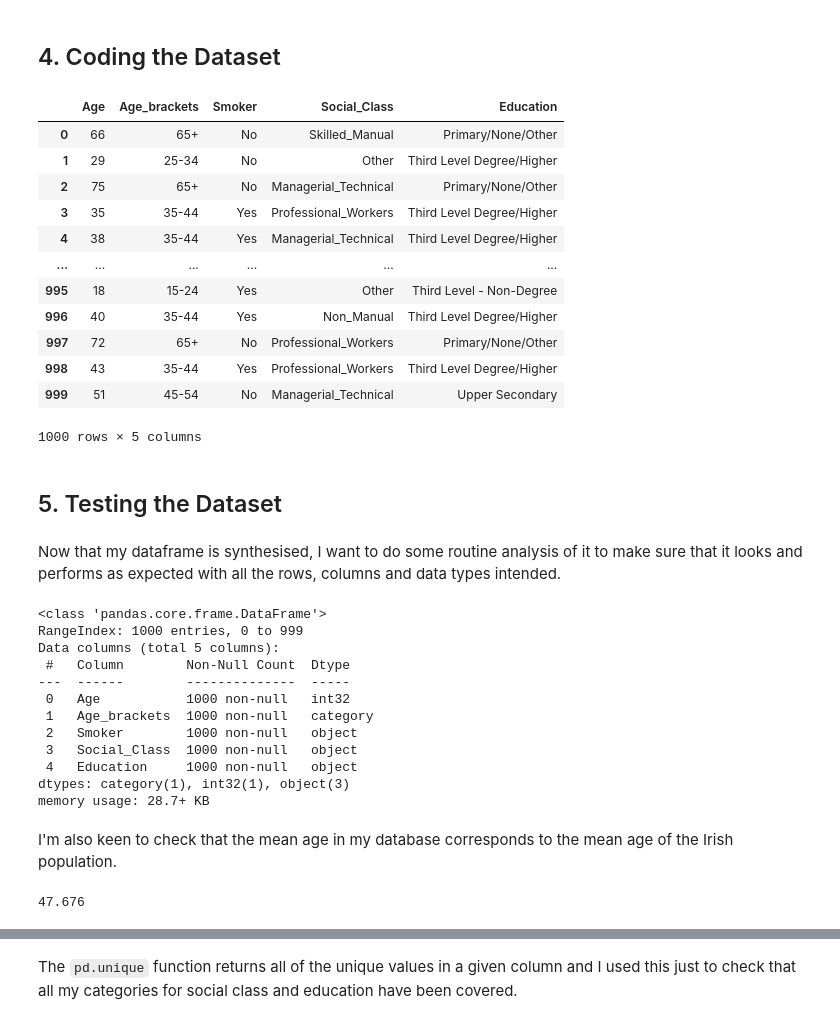
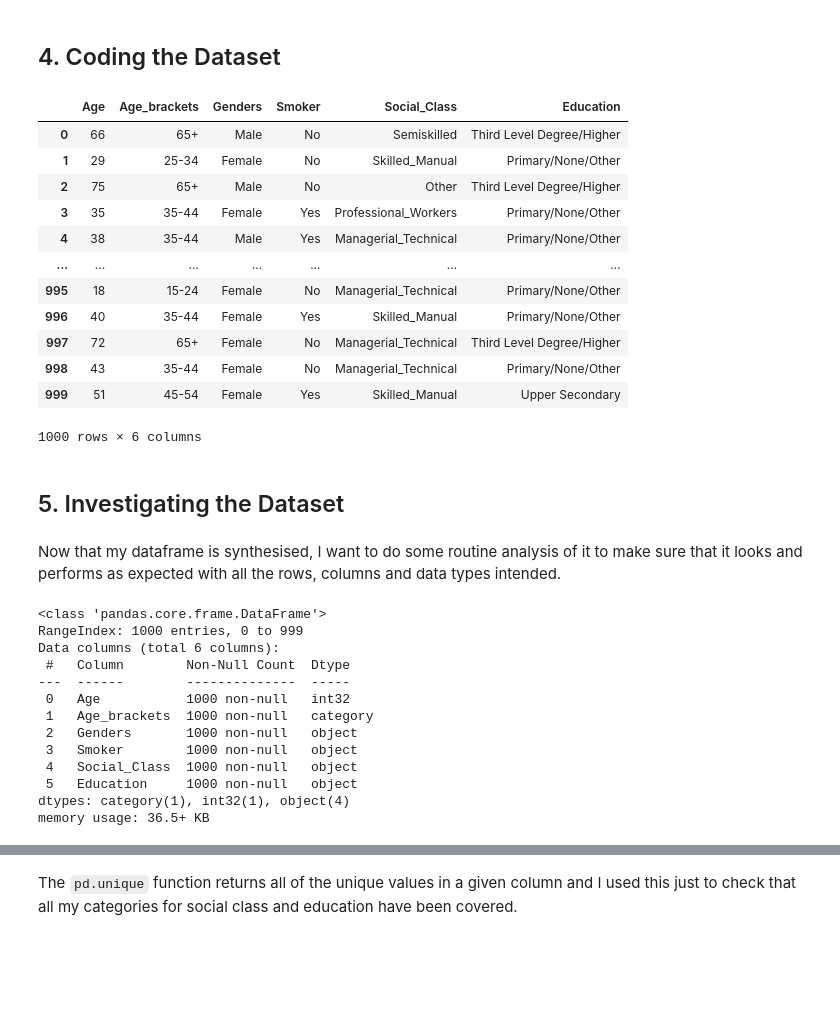
Before and after one commit to Scunnies/PfDA_Assignment, a Jupyter notebook: PfDA_Assignment.ipynb, the cells around one changed output, grey strips where cells are left out. Drawn from its saved outputs; the diff is of its cells as text; code cells hidden in the pictures; blank space fills up the shorter version.

Commit message:
Code edits and testing

```diff
--- a/PfDA_Assignment.ipynb
+++ b/PfDA_Assignment.ipynb
@@ -165,8 +149,8 @@ plt.show()
 # %% [markdown]
 ## 4. Coding the Dataset  <a class="anchor" id="dataset"></a>
 # %%
-# overall dataframe categories
-df = pd.DataFrame(columns=['Age', 'Age_brackets','Smoker', 'Social_Class', 'Education'])
+# overall dataframe categories pulling together all the code
+df = pd.DataFrame(columns=['Age', 'Age_brackets','Genders', 'Smoker', 'Social_Class', 'Education'])
 
 # set the seed, a nod to Douglas Adams and the ASCII code for the symbol *
 np.random.seed(42)
@@ -183,68 +167,62 @@ evaluation_bins = [15, 24, 34, 44, 54, 64, np.inf]
 # collect ages into the age_brackets
 df['Age_brackets'] = pd.cut(df['Age'], bins=evaluation_bins, labels=age_groups, include_lowest=True, right=False)
 
+Genders = ['Male', 'Female']
+df['Genders'] = np.random.choice(Genders, 1000, p=[0.497, 0.503])
+
 # dataframe for smokers
 smokers = ['Yes', 'No']  #Create the smoker/ non-smoker
 
-# function to assign smoker based on age probabilities
-def smoker(smoke):
-    if smoke == '15-24':
-        return np.random.choice(smokers, p=[0.15, 0.85])
-    if smoke == '25-34':
+# function to assign smoker based on gender probabilities
+def smoker_gender(smoke):
+    if smoke == 'Male':
         return np.random.choice(smokers, p=[0.20, 0.80])
-    if smoke == '35-44':
-        return np.random.choice(smokers, p=[0.21, 0.79])
-    if smoke == '45-54':
-        return np.random.choice(smokers, p=[0.24, 0.76])
-    if smoke == '55-64':
-        return np.random.choice(smokers, p=[0.19, 0.81])
-    if smoke == '65+':
-        return np.random.choice(smokers, p=[0.10, 0.90])
+    if smoke == 'Female':
+        return np.random.choice(smokers, p=[0.17, 0.83])
 
-
-df['Smoker'] = df['Age_brackets'].apply(smoker)
+df['Smoker'] = df['Genders'].apply(smoker_gender)
 
 # dataframe for social class
 classes = ['Professional_Workers', 'Managerial_Technical', 'Non_Manual', 'Skilled_Manual', 'Semiskilled', 'Unskilled', 'Other']
 df['Social_Class'] = np.random.choice(classes, size=1000, p=[0.081, 0.281, 0.176, 0.141, 0.105, 0.036, 0.180], replace=True)
 
 
 # dataframe for education
 education = ['Primary/None/Other', 'Lower Secondary', 'Upper Secondary', 'Third Level - Non-Degree', 'Third Level Degree/Higher']
 
 def levels(age):
     if age == '15-24':
         return np.random.choice(education, p=[0.52, 0.05, 0.19, 0.11, 0.13])
     if age == '25-34':
         return np.random.choice(education, p=[0.25, 0.06, 0.14, 0.19, 0.36])
     if age == '35-44':
         return np.random.choice(education, p=[0.18, 0.09, 0.15, 0.22, 0.36])
     if age == '45-54':
         return np.random.choice(education, p=[0.16, 0.18, 0.19, 0.21, 0.26])
     if age == '55-64':
         return np.random.choice(education, p=[0.24, 0.21, 0.2, 0.16, 0.19])
     if age == '65+':
         return np.random.choice(education, p=[0.46, 0.17, 0.14, 0.11, 0.12])
 
 df['Education'] = df['Age_brackets'].apply(levels)
 
 df
 # %% [output]
-|  | Age | Age_brackets | Smoker | Social_Class | Education |
-| 0 | 66 | 65+ | No | Skilled_Manual | Primary/None/Other |
-| 1 | 29 | 25-34 | No | Other | Third Level Degree/Higher |
-| 2 | 75 | 65+ | No | Managerial_Technical | Primary/None/Other |
-| 3 | 35 | 35-44 | Yes | Professional_Workers | Third Level Degree/Higher |
-| 4 | 38 | 35-44 | Yes | Managerial_Technical | Third Level Degree/Higher |
-| ... | ... | ... | ... | ... | ... |
-| 995 | 18 | 15-24 | Yes | Other | Third Level - Non-Degree |
-| 996 | 40 | 35-44 | Yes | Non_Manual | Third Level Degree/Higher |
-| 997 | 72 | 65+ | No | Professional_Workers | Primary/None/Other |
-| 998 | 43 | 35-44 | Yes | Professional_Workers | Third Level Degree/Higher |
-| 999 | 51 | 45-54 | No | Managerial_Technical | Upper Secondary |
+|  | Age | Age_brackets | Genders | Smoker | Social_Class | Education |
+| 0 | 66 | 65+ | Male | No | Semiskilled | Third Level Degree/Higher |
+| 1 | 29 | 25-34 | Female | No | Skilled_Manual | Primary/None/Other |
+| 2 | 75 | 65+ | Male | No | Other | Third Level Degree/Higher |
+| 3 | 35 | 35-44 | Female | Yes | Professional_Workers | Primary/None/Other |
+| 4 | 38 | 35-44 | Male | Yes | Managerial_Technical | Primary/None/Other |
+| ... | ... | ... | ... | ... | ... | ... |
+| 995 | 18 | 15-24 | Female | No | Managerial_Technical | Primary/None/Other |
+| 996 | 40 | 35-44 | Female | Yes | Skilled_Manual | Primary/None/Other |
+| 997 | 72 | 65+ | Female | No | Managerial_Technical | Third Level Degree/Higher |
+| 998 | 43 | 35-44 | Female | No | Managerial_Technical | Primary/None/Other |
+| 999 | 51 | 45-54 | Female | Yes | Skilled_Manual | Upper Secondary |
-1000 rows × 5 columns
+1000 rows × 6 columns
 # %% [markdown]
-## 5. Testing the Dataset  <a class="anchor" id="testing"></a>
+## 5. Investigating the Dataset  <a class="anchor" id="investigating"></a>
 # %% [markdown]
 Now that my dataframe is synthesised, I want to do some routine analysis of it to make sure that it looks and performs as expected with all the rows, columns and data types intended.
 # %%
@@ -252,20 +230,15 @@ df.info()
 # %% [output]
 <class 'pandas.core.frame.DataFrame'>
 RangeIndex: 1000 entries, 0 to 999
-Data columns (total 5 columns):
+Data columns (total 6 columns):
  #   Column        Non-Null Count  Dtype
 ---  ------        --------------  -----
  0   Age           1000 non-null   int32
  1   Age_brackets  1000 non-null   category
- 2   Smoker        1000 non-null   object
- 3   Social_Class  1000 non-null   object
- 4   Education     1000 non-null   object
-dtypes: category(1), int32(1), object(3)
-memory usage: 28.7+ KB
+ 2   Genders       1000 non-null   object
+ 3   Smoker        1000 non-null   object
+ 4   Social_Class  1000 non-null   object
+ 5   Education     1000 non-null   object
+dtypes: category(1), int32(1), object(4)
+memory usage: 36.5+ KB
-# %% [markdown]
-I'm also keen to check that the mean age in my database corresponds to the mean age of the Irish population.
-# %%
-df["Age"].mean()
-# %% [output]
-47.676
 # %% [markdown]
```
Also changed, not shown: parts of 29 cells of this notebook, 1 other file.
